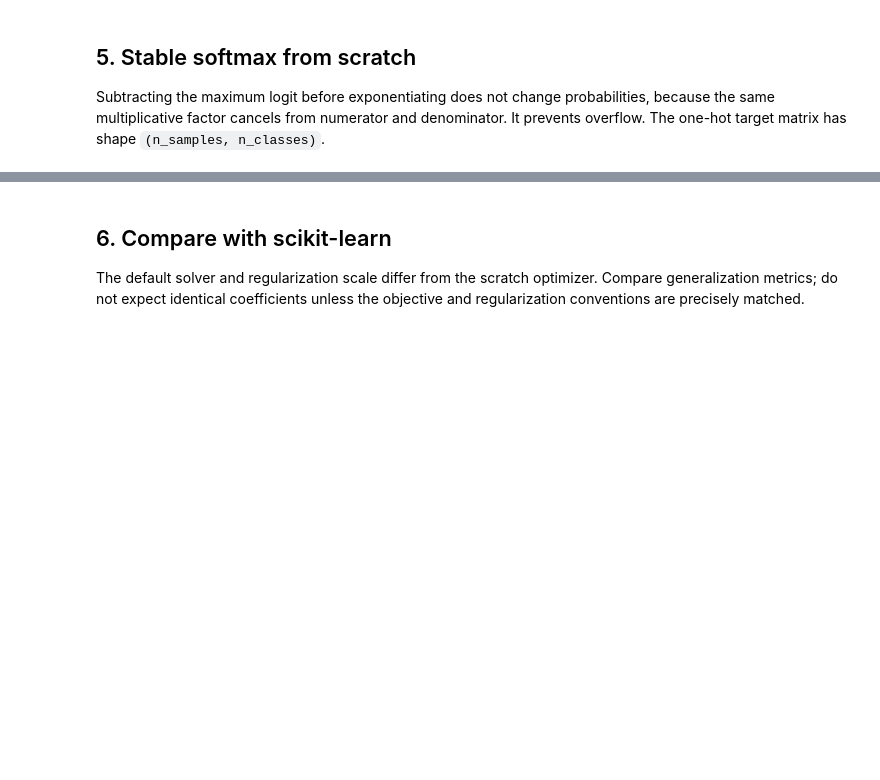
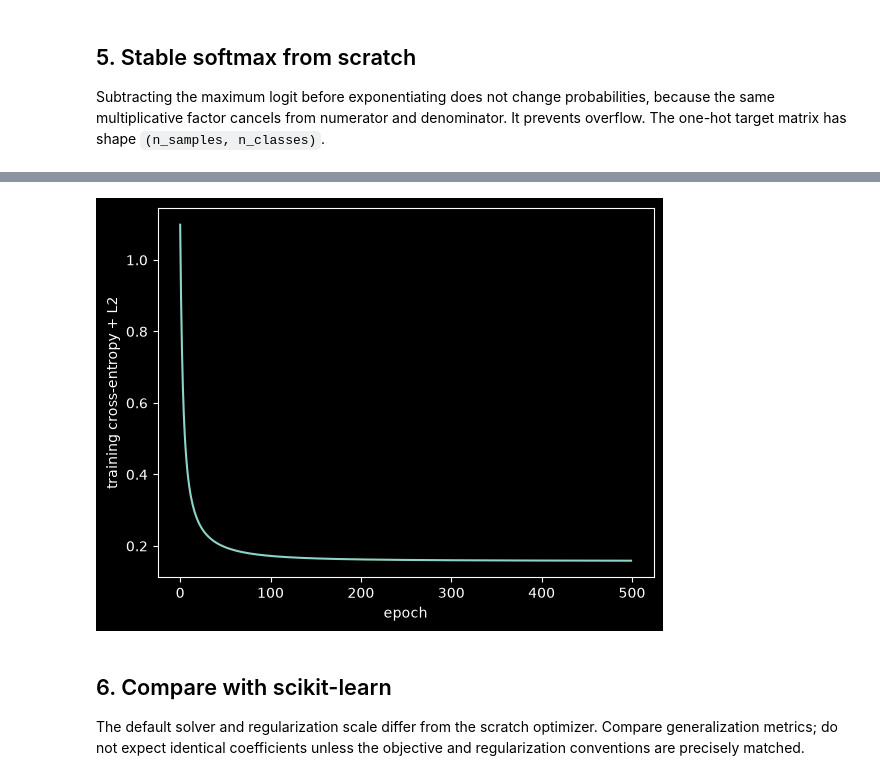
Before and after one commit to prashanthprabhu24/Classical-ML, a Jupyter notebook: Supervised/Linear Models/softmax_regression.ipynb, the cells around one changed output, grey strips where cells are left out. Saved outputs shown, nothing was run; the diff lists cells and outputs as text; code cells hidden in the pictures; blank space fills up the shorter version.

```diff
--- a/Supervised/Linear Models/softmax_regression.ipynb
+++ b/Supervised/Linear Models/softmax_regression.ipynb
@@ -110,0 +117,8 @@ Scratch log loss: 0.22181555675018544
+# %%
+W, b, losses = fit_softmax_gd(X_train, y_train, learning_rate=0.15, epochs=500, l2=0.01)
+p_scratch = predict_proba_softmax(X_test, W, b)
+y_pred_scratch = p_scratch.argmax(axis=1)
+print("Scratch accuracy:", accuracy_score(y_test, y_pred_scratch))
+print("Scratch log loss:", log_loss(y_test, p_scratch))
+plt.plot(losses); plt.xlabel("epoch"); plt.ylabel("training cross-entropy + L2"); plt.show()
+# %% [output]
@@ -111,3 +127,4 @@ Scratch log loss: 0.22181555675018544
+[figure, added]
 # %% [markdown]
 ## 6. Compare with scikit-learn
 
```
Also changed, not shown: parts of 12 cells of this notebook, 2 other files.
